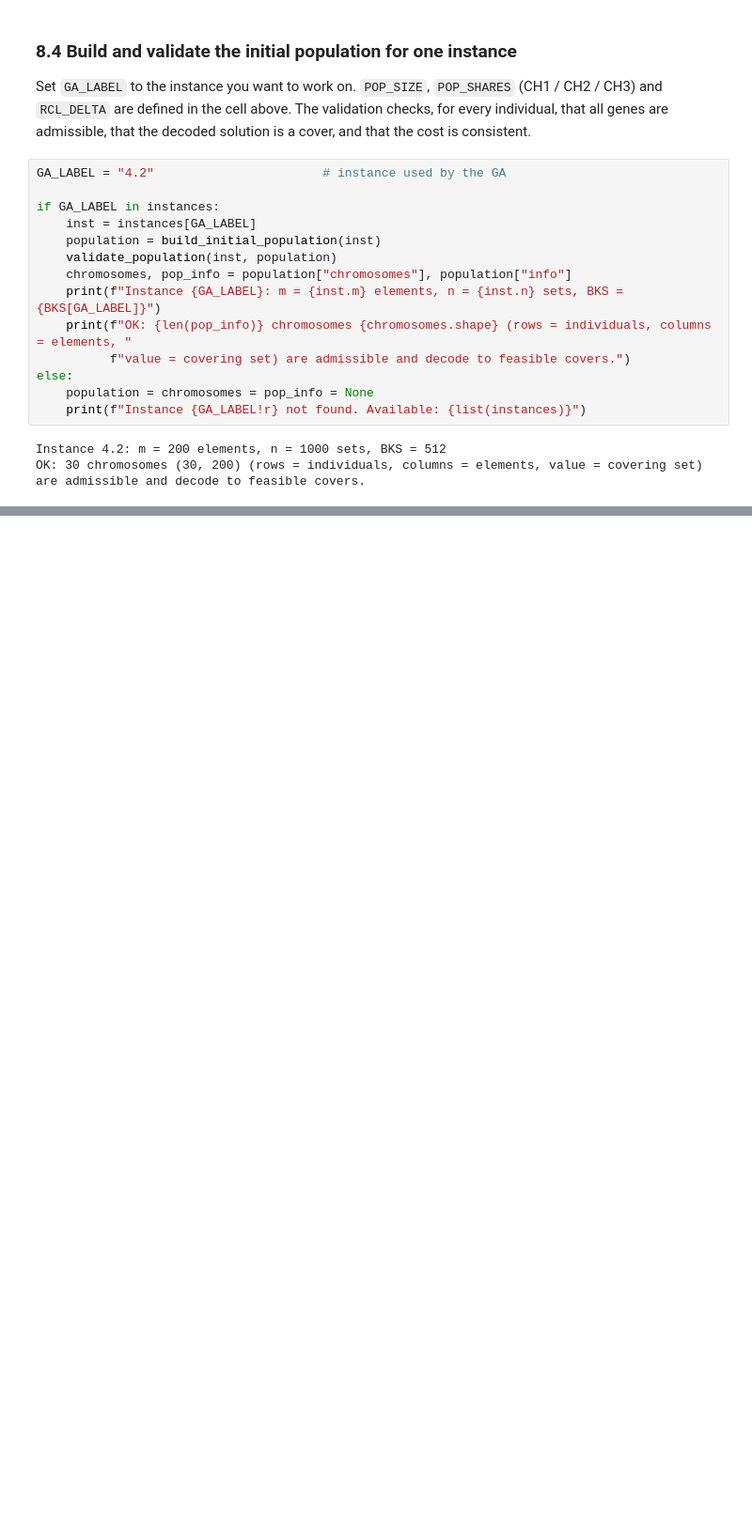
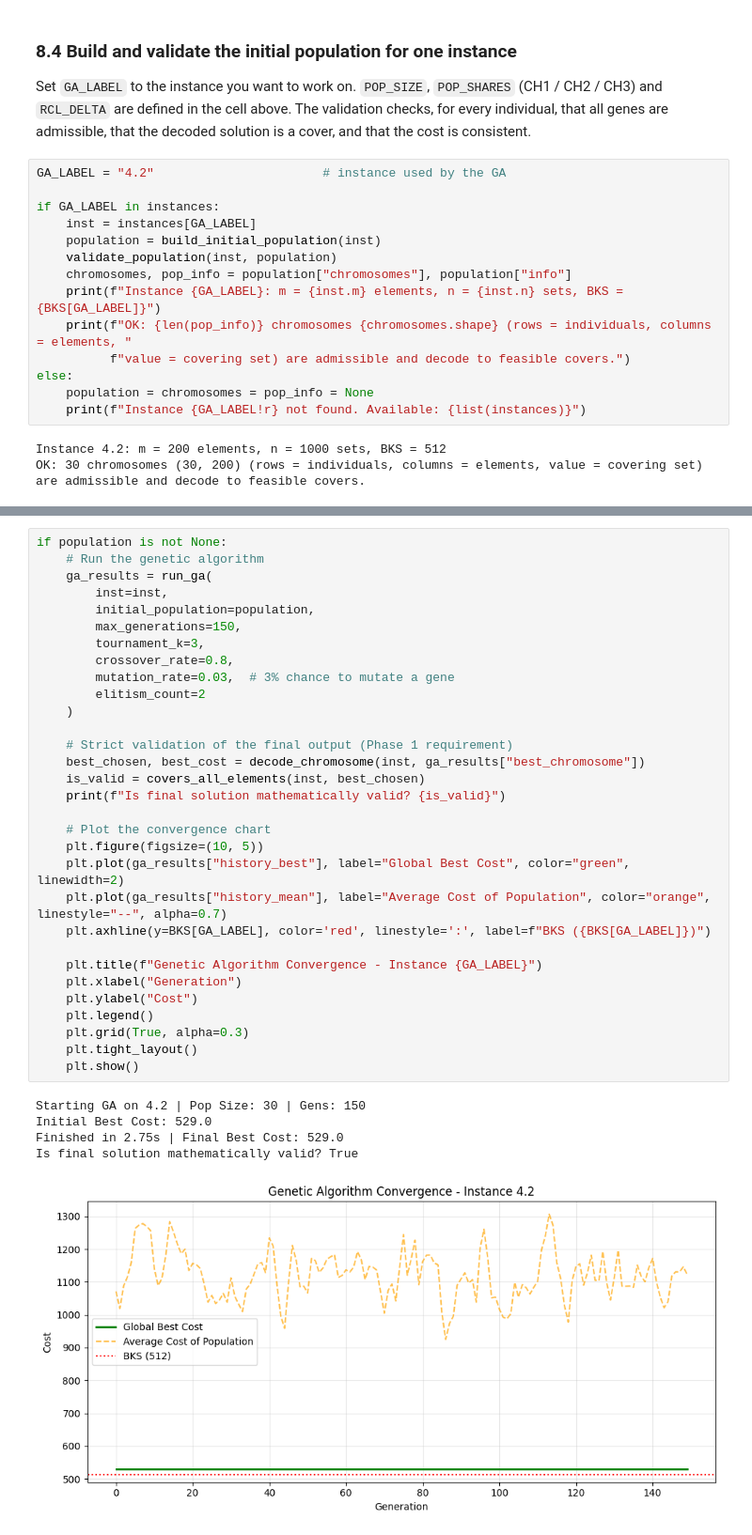
Before and after one commit to gksoztrk/MHO, a Jupyter notebook: scp_constructive_heuristics_assig_4_ga.ipynb, the cells around one changed output, grey strips where cells are left out. Shown at 94% size. Saved outputs shown, nothing was run; the diff lists cells and outputs as text; blank space fills up the shorter version.

```diff
--- a/scp_constructive_heuristics_assig_4_ga.ipynb
+++ b/scp_constructive_heuristics_assig_4_ga.ipynb
@@ -784,0 +937,37 @@ CH3 individual 23: first 15 genes = [17, 16, 433, 16, 16, 233, 17, 111, 20, 342,
+# %%
+if population is not None:
+    # Run the genetic algorithm
+    ga_results = run_ga(
+        inst=inst,
+        initial_population=population,
+        max_generations=150,
+        tournament_k=3,
+        crossover_rate=0.8,
+        mutation_rate=0.03,  # 3% chance to mutate a gene
+        elitism_count=2
+    )
+
+    # Strict validation of the final output (Phase 1 requirement)
+    best_chosen, best_cost = decode_chromosome(inst, ga_results["best_chromosome"])
+    is_valid = covers_all_elements(inst, best_chosen)
+    print(f"Is final solution mathematically valid? {is_valid}")
+
+    # Plot the convergence chart
+    plt.figure(figsize=(10, 5))
+    plt.plot(ga_results["history_best"], label="Global Best Cost", color="green", linewidth=2)
+    plt.plot(ga_results["history_mean"], label="Average Cost of Population", color="orange", linestyle="--", alpha=0.7)
+    plt.axhline(y=BKS[GA_LABEL], color='red', linestyle=':', label=f"BKS ({BKS[GA_LABEL]})")
+
+    plt.title(f"Genetic Algorithm Convergence - Instance {GA_LABEL}")
+    plt.xlabel("Generation")
+    plt.ylabel("Cost")
+    plt.legend()
+    plt.grid(True, alpha=0.3)
+    plt.tight_layout()
+    plt.show()
+# %% [output]
+Starting GA on 4.2 | Pop Size: 30 | Gens: 150
+Initial Best Cost: 529.0
+Finished in 2.75s | Final Best Cost: 529.0
+Is final solution mathematically valid? True
+[figure, added]
```
Also changed, not shown: parts of 10 cells of this notebook, 15 other files.
